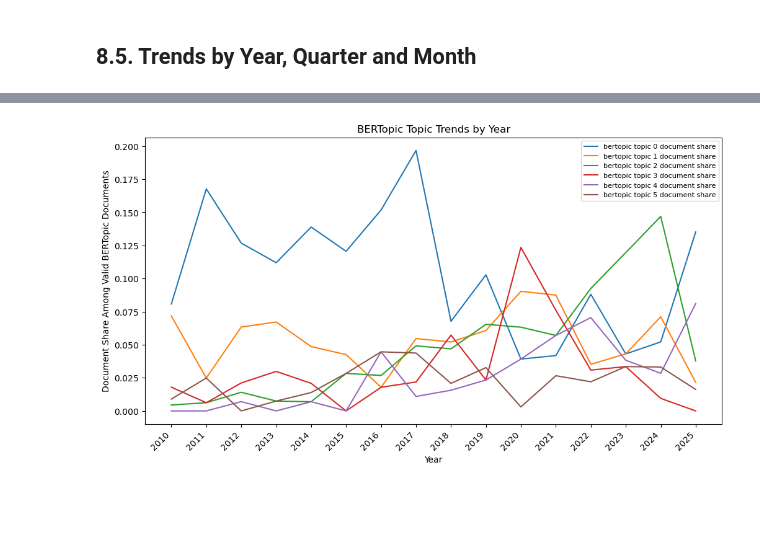
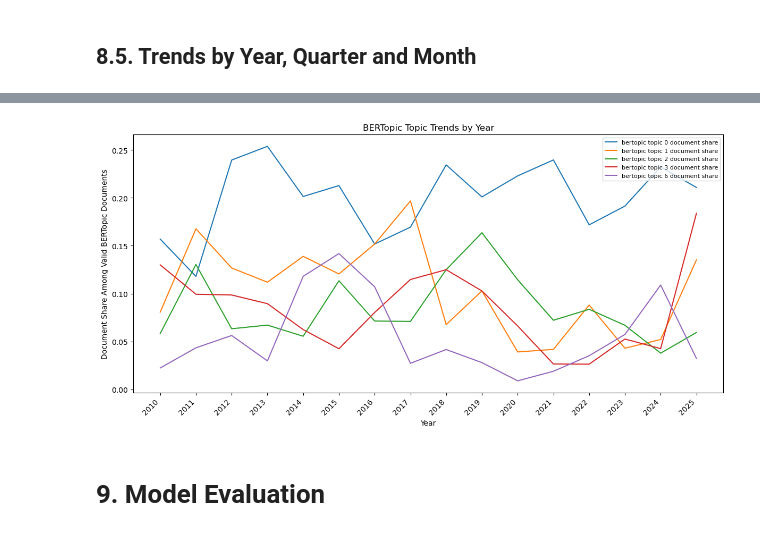
Before and after one commit to YoungbokYi/Text-Mining-FCC-Documents, a Jupyter notebook: Trend_Analysis.ipynb, the cells around one changed output, grey strips where cells are left out. Cells and saved outputs as stored; diff of their text form; code cells hidden in the pictures; blank space fills up the shorter version.

Commit message:
Revised BERTopic Analysis

```diff
--- a/Trend_Analysis.ipynb
+++ b/Trend_Analysis.ipynb
@@ -1495,7 +1632,7 @@ def prepare_tokenized_policy_dictionary(policy_dictionary):
 
         for term in terms:
 
-            term_tokens = policy_term_to_tokens(term)
+            term_tokens = tuple(document_to_tokens(term))
             original_piece_count = len(re.findall(r'[A-Za-z0-9]+', str(term)))
             normalized_term = normalize_technical_phrases(term)
 
@@ -1801,7 +1946,7 @@ def summarize_policy_by_period(dataframe, period_col):
 
     return pd.DataFrame(rows)
 # %%
-def plot_lines(dataframe, period_col, value_cols, title, ylabel, top_n=None, tick_every=None):
+def plot_lines(dataframe, period_col, value_cols, title, ylabel, filename, top_n=None, tick_every=None):
     cols = list(value_cols)
     if top_n is not None and len(cols) > top_n:
         cols = dataframe[cols].mean().sort_values(ascending=False).head(top_n).index.tolist()
@@ -1833,6 +1978,8 @@ def plot_lines(dataframe, period_col, value_cols, title, ylabel, top_n=None, tic
         plt.xticks(rotation=45, ha='right')
 
     plt.legend(fontsize=8)
+
+    save_current_plot(filename)
 # %%
 dictionary_policy_trend_by_year = summarize_policy_by_period(df, 'year')
 
@@ -2315,9 +2547,8 @@ plot_lines(
 # %%
 BERTOPIC_TEXT_COL = 'body_text'
 BERTOPIC_MIN_TOKEN_COUNT = 20
-BERTOPIC_MIN_TOPIC_SIZE = 15
+BERTOPIC_MIN_TOPIC_SIZE = 60
 BERTOPIC_TOP_N_WORDS = 20
-BERTOPIC_TOP_N_TREND_TOPICS = 6
 BERTOPIC_EMBEDDING_MODEL = 'all-MiniLM-L6-v2'
 # %% [markdown]
 ## 8.2. Prepare Text for BERTopic
@@ -2379,7 +2612,8 @@ hdbscan_model = HDBSCAN(
 )
 # %%
 vectorizer_model = CountVectorizer(
-    stop_words='english',
+    tokenizer=document_to_tokens,
+    token_pattern=None,
     ngram_range=(1, 2),
     min_df=5,
     max_df=0.85
@@ -2776,11 +3027,14 @@ bertopic_topic_trend_cols = [
 # %%
 plot_lines(
     bertopic_topic_trend_by_year,
     'year',
     bertopic_topic_trend_cols,
     'BERTopic Topic Trends by Year',
     'Document Share Among Valid BERTopic Documents',
-    top_n=BERTOPIC_TOP_N_TREND_TOPICS
+    'bertopic_topic_trends_by_year.png',
+    top_n=5
 )
 # %% [output]
-[figure, old version]
+[figure, new version]
+# %% [markdown]
+# 9. Model Evaluation
```
Also changed, not shown: parts of 52 cells of this notebook.
